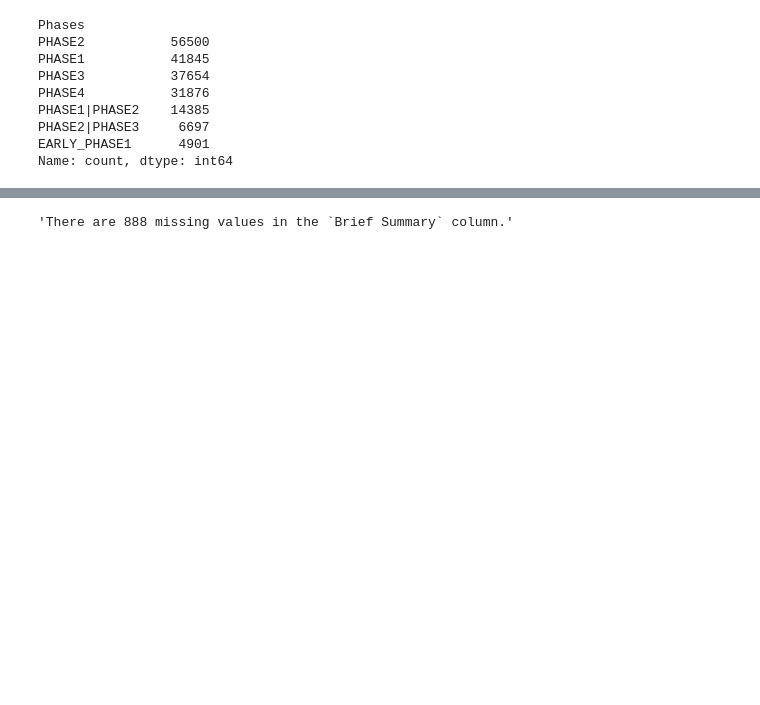
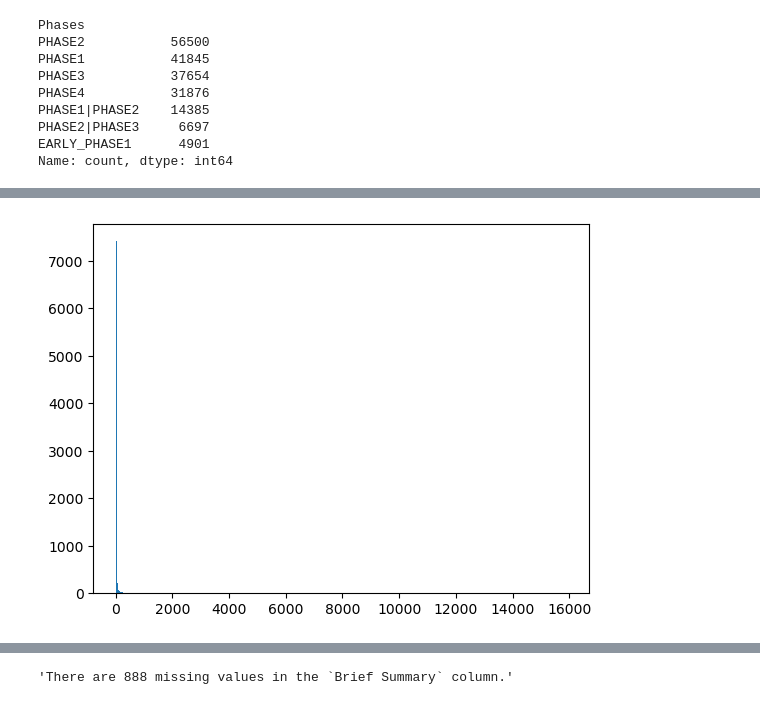
Before and after one commit to clem21chan/Clinical_Trials_Capstone, a Jupyter notebook: Notebooks/Capstone_Project.ipynb, the cells around one changed output, grey strips where cells are left out. Drawn from its saved outputs; the diff is of its cells as text; code cells hidden in the pictures; blank space fills up the shorter version.

```diff
--- a/Notebooks/Capstone_Project.ipynb
+++ b/Notebooks/Capstone_Project.ipynb
@@ -388,0 +556,3 @@ From the clinicaltrials.gov documentation, Trials without phases are listed as N
+# %%
+# We can use the .fillna() function to fill the NaN values.
+df['Interventions'] = df['Interventions'].fillna('unknown')
@@ -388,0 +618,3 @@ From the clinicaltrials.gov documentation, Trials without phases are listed as N
+# %%
+# We can use the .fillna() function to fill the NaN values.
+df['Primary Completion Date'] = df['Primary Completion Date'].fillna('unknown')
@@ -388,0 +663,3 @@ From the clinicaltrials.gov documentation, Trials without phases are listed as N
+# %%
+# We can use the .fillna() function to fill the NaN values.
+df['Primary Outcome Measures'] = df['Primary Outcome Measures'].fillna('unknown')
@@ -388,0 +708,3 @@ From the clinicaltrials.gov documentation, Trials without phases are listed as N
+# %%
+# We can use the .fillna() function to fill the NaN values.
+df['Completion Date'] = df['Completion Date'].fillna('unknown')
@@ -389,3 +763,11 @@ From the clinicaltrials.gov documentation, Trials without phases are listed as N
+# %%
+plt.figure()
+
+plt.hist(df['Enrollment'].value_counts(), bins = 500)
+
+plt.show()
+# %% [output]
+[figure, added]
 # %%
 pd.options.display.max_columns = None
 # %%
```
Also changed, not shown: parts of 86 cells of this notebook.
